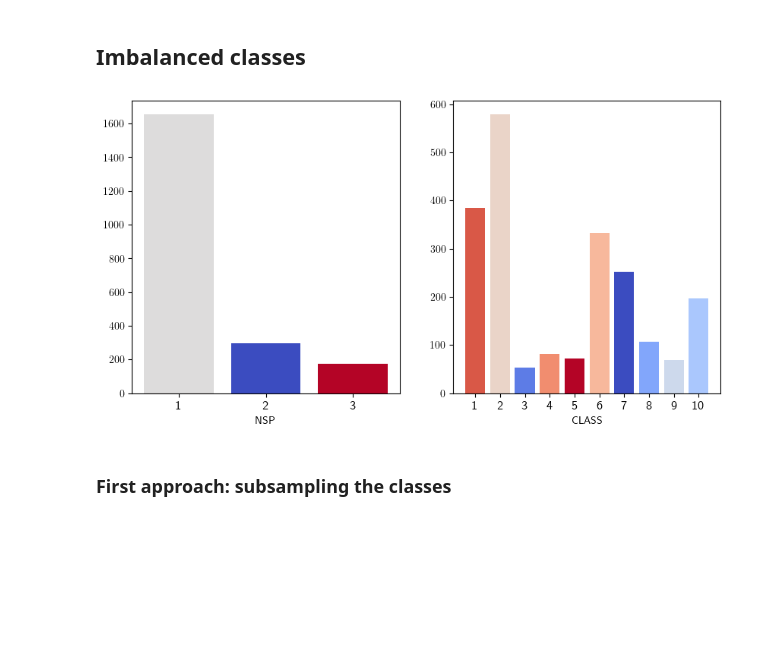
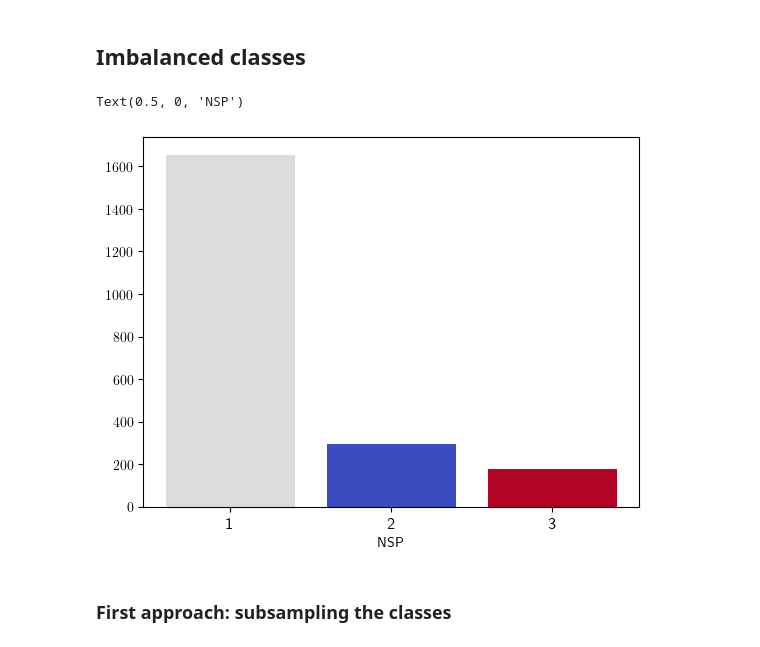
Before and after one commit to LaerteAdami/CW_Intro_AI, a Jupyter notebook: notebooks/notebook_first_analysis.ipynb, the cells around one changed output. Cells and saved outputs as stored; diff of their text form; code cells hidden in the pictures; blank space fills up the shorter version.

```diff
--- a/notebooks/notebook_first_analysis.ipynb
+++ b/notebooks/notebook_first_analysis.ipynb
@@ -240,29 +229,30 @@ Number of outliers: 67
 # %%
 # colormap source: https://stackoverflow.com/questions/64068659/bar-chart-in-matplotlib-using-a-colormap
 my_cmap = plt.get_cmap("coolwarm")
 rescale = lambda y: (y - np.min(y)) / (np.max(y) - np.min(y))
 
-fig, ax = plt.subplots(1,2,figsize = (10,5))
+#fig, ax = plt.subplots(1,2,figsize = (10,5))
 
-ax[0].bar(np.arange(1,4),fetus.groupby(by="NSP").size(),color=my_cmap(rescale(fetus["NSP"].unique())))
-ax[1].bar(np.arange(1,11),fetus.groupby(by="CLASS").size(),color=my_cmap(rescale(fetus["CLASS"].unique())))
+#ax[0].bar(np.arange(1,4),fetus.groupby(by="NSP").size(),color=my_cmap(rescale(fetus["NSP"].unique())))
+#ax[1].bar(np.arange(1,11),fetus.groupby(by="CLASS").size(),color=my_cmap(rescale(fetus["CLASS"].unique())))
 
-ax[0].set_xticks(np.arange(1,4))
-ax[0].set_xticklabels(np.arange(1,4), fontsize=12)
-ax[0].set_xlabel("NSP")
-ax[1].set_xticks(np.arange(1,11))
-ax[1].set_xticklabels(np.arange(1,11), fontsize=12)
-ax[1].set_xlabel("CLASS");
+#ax[0].set_xticks(np.arange(1,4))
+#ax[0].set_xticklabels(np.arange(1,4), fontsize=12)
+#ax[0].set_xlabel("NSP")
+#ax[1].set_xticks(np.arange(1,11))
+#ax[1].set_xticklabels(np.arange(1,11), fontsize=12)
+#ax[1].set_xlabel("CLASS");
 
 
-#fig, ax = plt.subplots()
-#ax.bar(np.arange(1,4),fetus.groupby(by="NSP").size(),color=my_cmap(rescale(fetus["NSP"].unique())))
-#ax.set_xticks(np.arange(1,4))
-#ax.set_xticklabels(np.arange(1,4), fontsize=12)
-#ax.set_xlabel("NSP")
+fig, ax = plt.subplots()
+ax.bar(np.arange(1,4),fetus.groupby(by="NSP").size(),color=my_cmap(rescale(fetus["NSP"].unique())))
+ax.set_xticks(np.arange(1,4))
+ax.set_xticklabels(np.arange(1,4), fontsize=12)
+ax.set_xlabel("NSP")
 #plt.savefig(result_path+"/imb_classes")
 # %% [output]
+Text(0.5, 0, 'NSP')
-[figure, old version]
+[figure, new version]
 # %% [markdown]
 ### First approach: subsampling the classes
 # %% [markdown]
```
Also changed, not shown: parts of 12 cells of this notebook, 5 other files.
